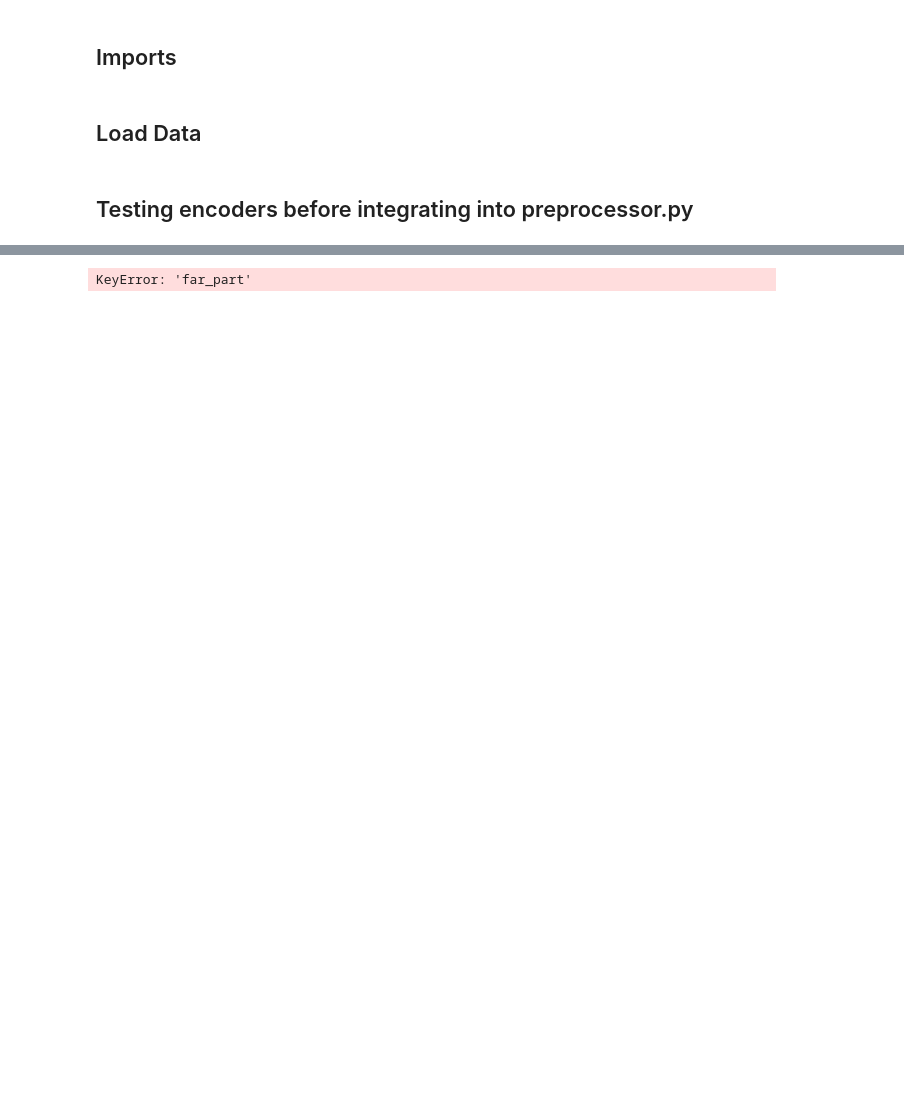
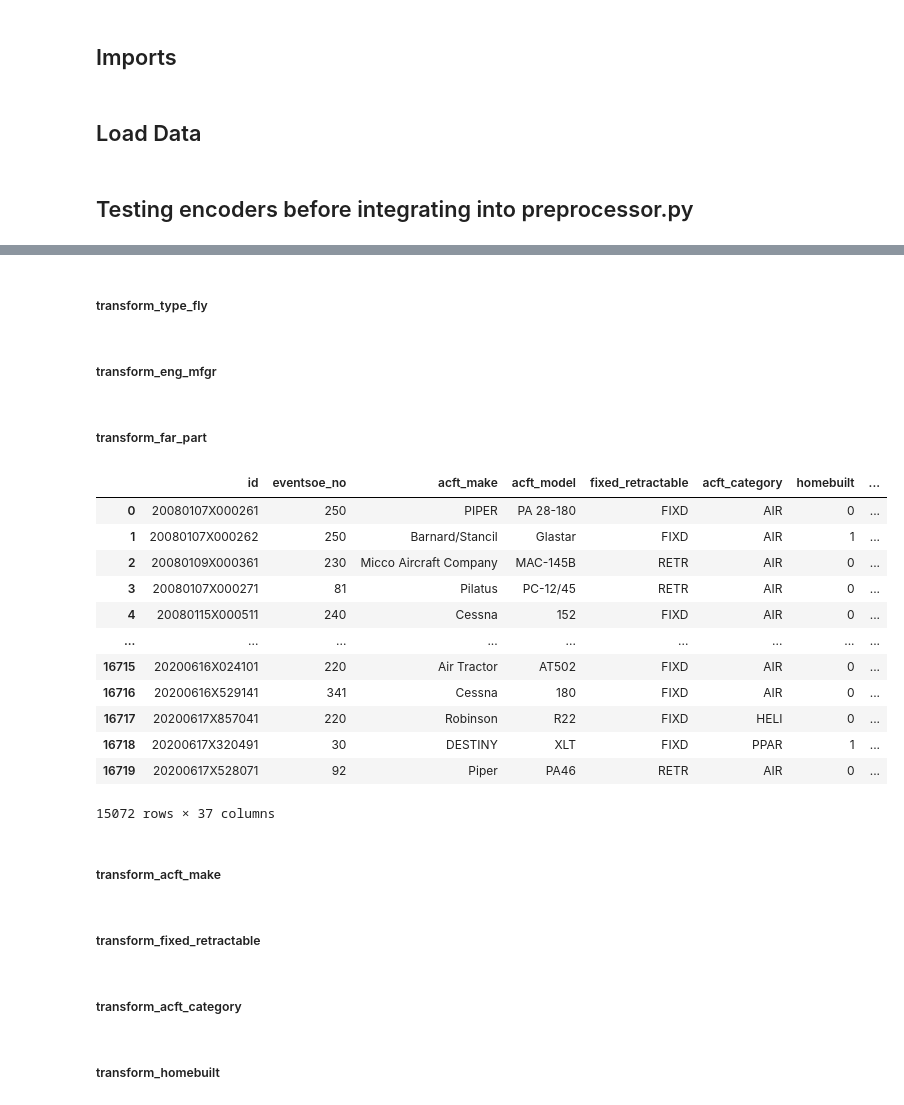
Before and after one commit to AaronDV17/wingman-project, a Jupyter notebook: notebooks/AaronDV17_7_preproc.ipynb, the cells around one changed output, grey strips where cells are left out. Drawn from its saved outputs; the diff is of its cells as text; code cells hidden in the pictures; blank space fills up the shorter version.

```diff
--- a/notebooks/AaronDV17_7_preproc.ipynb
+++ b/notebooks/AaronDV17_7_preproc.ipynb
@@ -16,16 +178,45 @@ wingman_df = pd.read_csv('../raw_data/trimmed_data/wingman_data_cleaned.csv')
+# %% [markdown]
+##### transform_type_fly
+# %% [markdown]
+##### transform_eng_mfgr
+# %% [markdown]
+##### transform_far_part
 # %%
 def transform_far_part(X: pd.DataFrame) -> pd.DataFrame:
     """Transforms far_part using OHE."""
 
     ohe_far_part = OneHotEncoder(sparse_output=False, min_frequency=300).fit(X[['far_part']])
     far_part_encoded = ohe_far_part.transform(X[['far_part']])
+
     far_part_encoded_df = pd.DataFrame(far_part_encoded, columns=ohe_far_part.get_feature_names_out())
-    return far_part_encoded_df
 
-temp = pd.merge(wingman_df, transform_far_part(wingman_df), left_index=True, right_index=True)
-# temp.drop(columns=['far_part'], inplace=True)
+    X = pd.merge(X, far_part_encoded_df, left_index=True, right_index=True)
+    X.drop(columns=['far_part'], inplace=True)
+
+    return X
+
+temp = transform_far_part(temp)
+
+temp
+# %% [output]
+|  | id | eventsoe_no | acft_make | acft_model | fixed_retractable | acft_category | homebuilt | ... |
+| 0 | 20080107X000261 | 250 | PIPER | PA 28-180 | FIXD | AIR | 0 | ... |
+| 1 | 20080107X000262 | 250 | Barnard/Stancil | Glastar | FIXD | AIR | 1 | ... |
+| 2 | 20080109X000361 | 230 | Micco Aircraft Company | MAC-145B | RETR | AIR | 0 | ... |
+| 3 | 20080107X000271 | 81 | Pilatus | PC-12/45 | RETR | AIR | 0 | ... |
+| 4 | 20080115X000511 | 240 | Cessna | 152 | FIXD | AIR | 0 | ... |
+| ... | ... | ... | ... | ... | ... | ... | ... | ... |
+| 16715 | 20200616X024101 | 220 | Air Tractor | AT502 | FIXD | AIR | 0 | ... |
+| 16716 | 20200616X529141 | 341 | Cessna | 180 | FIXD | AIR | 0 | ... |
+| 16717 | 20200617X857041 | 220 | Robinson | R22 | FIXD | HELI | 0 | ... |
+| 16718 | 20200617X320491 | 30 | DESTINY | XLT | FIXD | PPAR | 1 | ... |
+| 16719 | 20200617X528071 | 92 | Piper | PA46 | RETR | AIR | 0 | ... |
+15072 rows × 37 columns
-# %%
-mask = temp['far_part'] == '135'
-temp[mask]
-# %% [output]
-KeyError: 'far_part'
+# %% [markdown]
+##### transform_acft_make
+# %% [markdown]
+##### transform_fixed_retractable
+# %% [markdown]
+##### transform_acft_category
+# %% [markdown]
+##### transform_homebuilt
```
Also changed, not shown: parts of 21 cells of this notebook, 2 other files.
